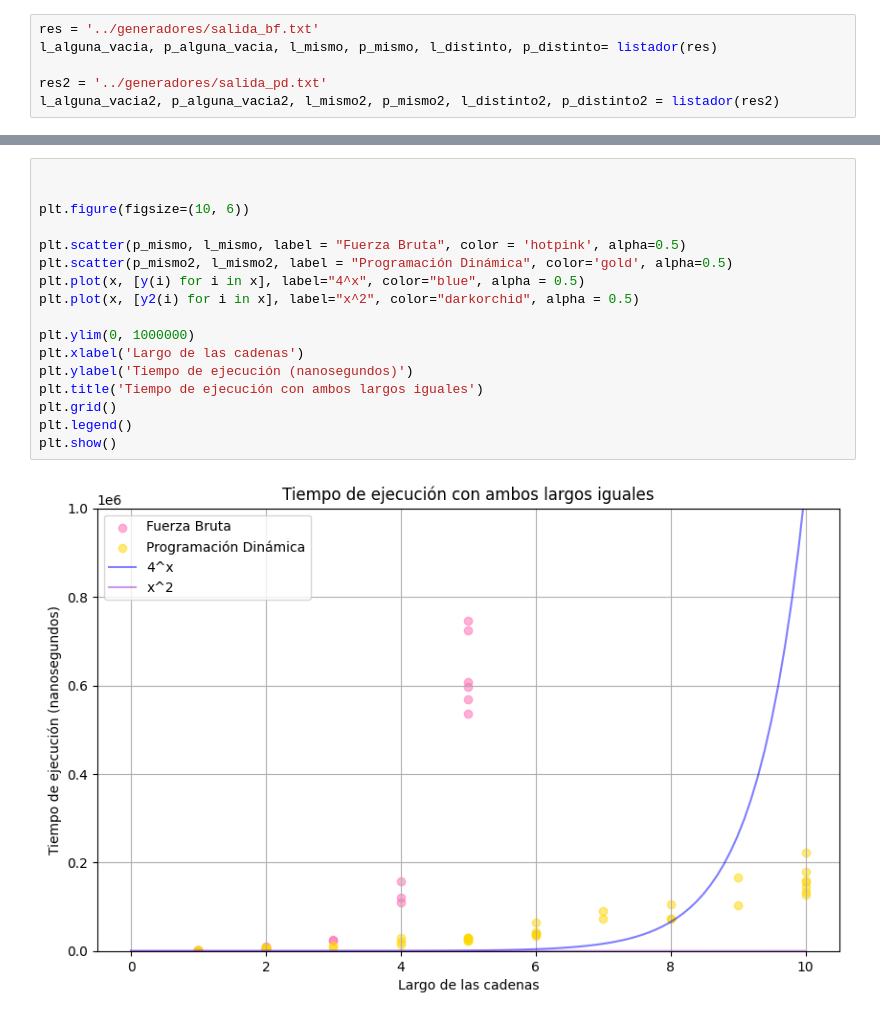
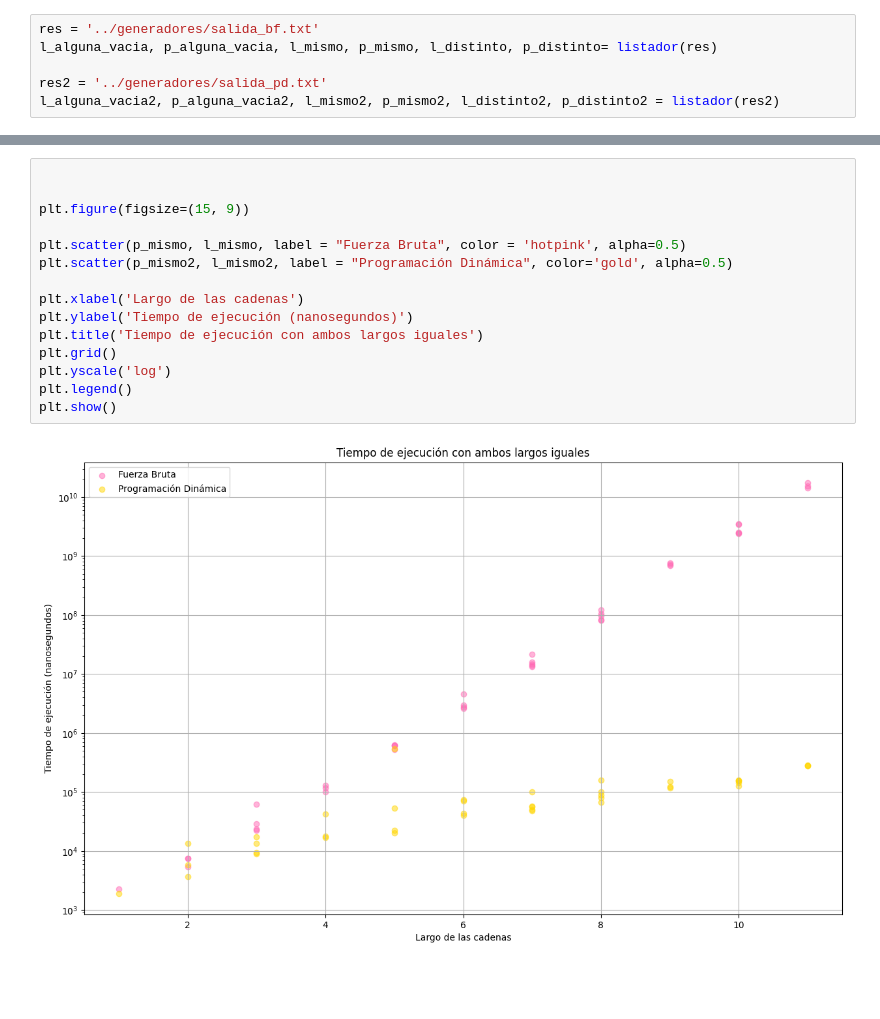
Before and after one commit to Sofiwiwi/Tarea2-inf221, a Jupyter notebook: graficos/fb.ipynb, the cells around one changed output, grey strips where cells are left out. Cells and saved outputs as stored; diff of their text form; blank space fills up the shorter version.

```diff
--- a/graficos/fb.ipynb
+++ b/graficos/fb.ipynb
@@ -74,22 +60,20 @@ plt.show()
 # %%
 
 
-plt.figure(figsize=(10, 6))
+plt.figure(figsize=(15, 9))
 
 plt.scatter(p_mismo, l_mismo, label = "Fuerza Bruta", color = 'hotpink', alpha=0.5)
 plt.scatter(p_mismo2, l_mismo2, label = "Programación Dinámica", color='gold', alpha=0.5)
-plt.plot(x, [y(i) for i in x], label="4^x", color="blue", alpha = 0.5)
-plt.plot(x, [y2(i) for i in x], label="x^2", color="darkorchid", alpha = 0.5)
 
-plt.ylim(0, 1000000)
 plt.xlabel('Largo de las cadenas')
 plt.ylabel('Tiempo de ejecución (nanosegundos)')
 plt.title('Tiempo de ejecución con ambos largos iguales')
 plt.grid()
+plt.yscale('log')
 plt.legend()
 plt.show()
 # %% [output]
-[figure, old version]
+[figure, new version]
 # %%
 plt.figure(figsize=(10, 6))
 plt.scatter(p_distinto, l_distinto, label = "Fuerza Bruta", color = 'hotpink', alpha=0.5)
```
Also changed, not shown: parts of 3 cells of this notebook, 5 other files.
